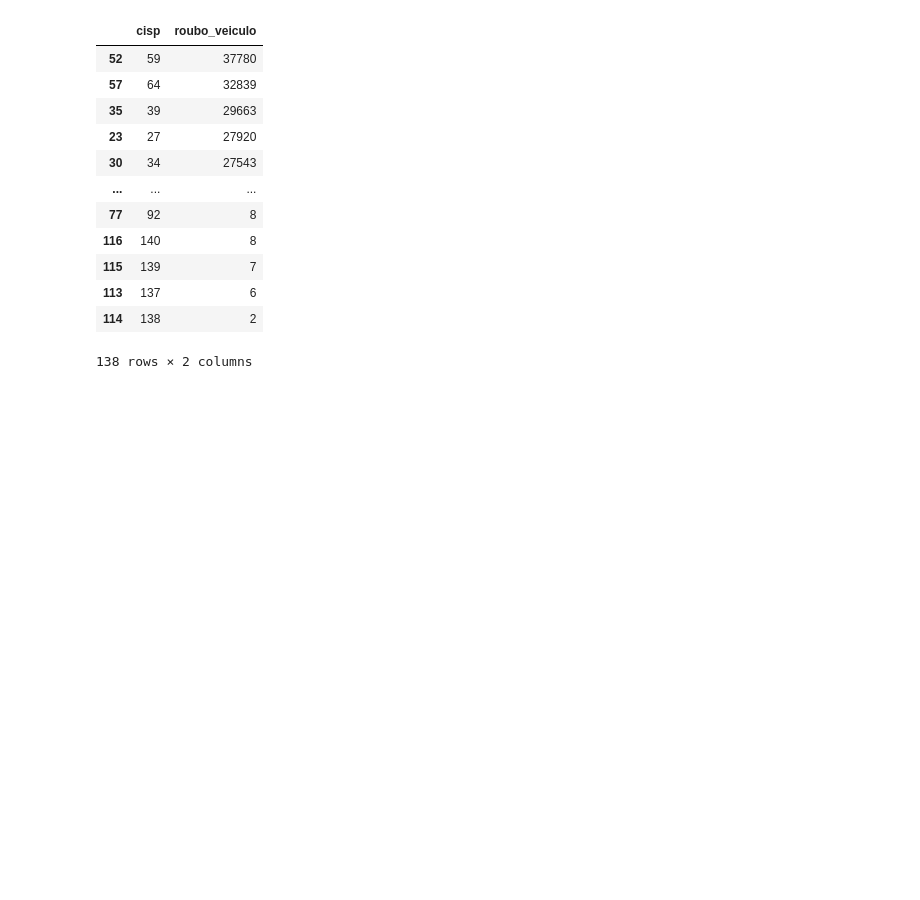
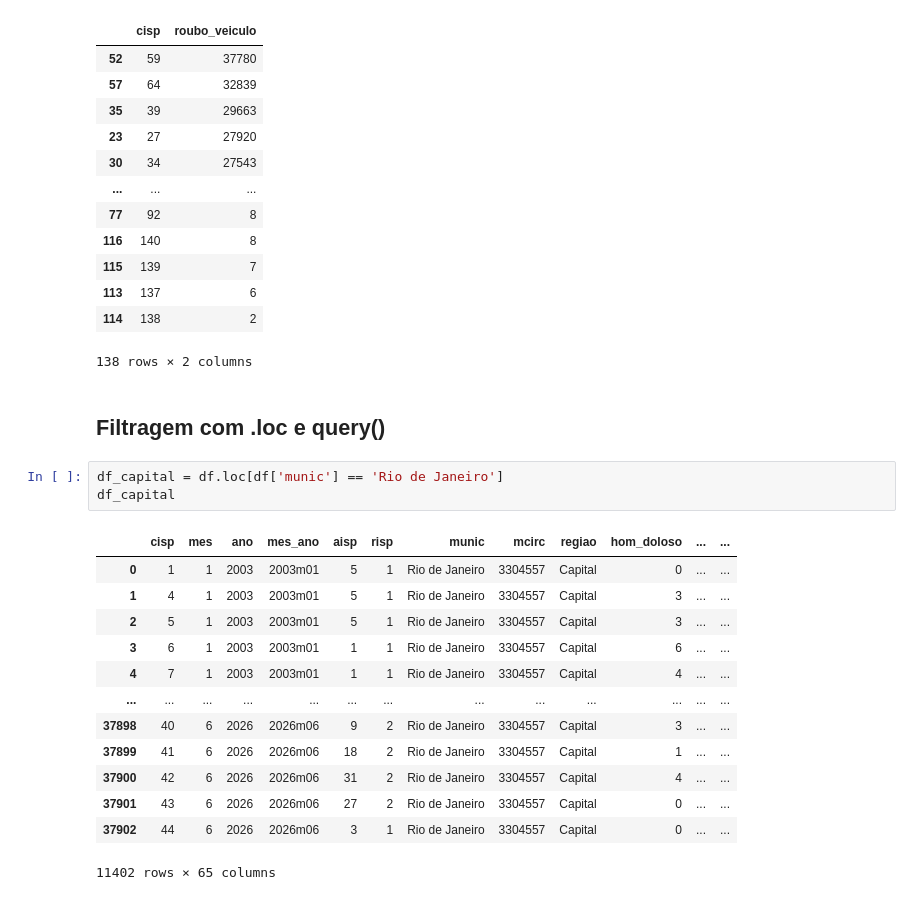
Before and after one commit to Felipe-0310/Uc2, a Jupyter notebook: ispdados.ipynb, the cells around one changed output. Saved outputs shown, nothing was run; the diff lists cells and outputs as text; blank space fills up the shorter version.

```diff
--- a/ispdados.ipynb
+++ b/ispdados.ipynb
@@ -130,3 +154,22 @@ df_roubo_veiculo_dp
 | 113 | 137 | 6 |
 | 114 | 138 | 2 |
 138 rows × 2 columns
+# %% [markdown]
+## Filtragem com .loc e query()
+# %%
+df_capital = df.loc[df['munic'] == 'Rio de Janeiro']
+df_capital
+# %% [output]
+|  | cisp | mes | ano | mes_ano | aisp | risp | munic | mcirc | regiao | hom_doloso | ... | ... |
+| 0 | 1 | 1 | 2003 | 2003m01 | 5 | 1 | Rio de Janeiro | 3304557 | Capital | 0 | ... | ... |
+| 1 | 4 | 1 | 2003 | 2003m01 | 5 | 1 | Rio de Janeiro | 3304557 | Capital | 3 | ... | ... |
+| 2 | 5 | 1 | 2003 | 2003m01 | 5 | 1 | Rio de Janeiro | 3304557 | Capital | 3 | ... | ... |
+| 3 | 6 | 1 | 2003 | 2003m01 | 1 | 1 | Rio de Janeiro | 3304557 | Capital | 6 | ... | ... |
+| 4 | 7 | 1 | 2003 | 2003m01 | 1 | 1 | Rio de Janeiro | 3304557 | Capital | 4 | ... | ... |
+| ... | ... | ... | ... | ... | ... | ... | ... | ... | ... | ... | ... | ... |
+| 37898 | 40 | 6 | 2026 | 2026m06 | 9 | 2 | Rio de Janeiro | 3304557 | Capital | 3 | ... | ... |
+| 37899 | 41 | 6 | 2026 | 2026m06 | 18 | 2 | Rio de Janeiro | 3304557 | Capital | 1 | ... | ... |
+| 37900 | 42 | 6 | 2026 | 2026m06 | 31 | 2 | Rio de Janeiro | 3304557 | Capital | 4 | ... | ... |
+| 37901 | 43 | 6 | 2026 | 2026m06 | 27 | 2 | Rio de Janeiro | 3304557 | Capital | 0 | ... | ... |
+| 37902 | 44 | 6 | 2026 | 2026m06 | 3 | 1 | Rio de Janeiro | 3304557 | Capital | 0 | ... | ... |
+11402 rows × 65 columns
```
Also changed, not shown: parts of 31 cells of this notebook.
